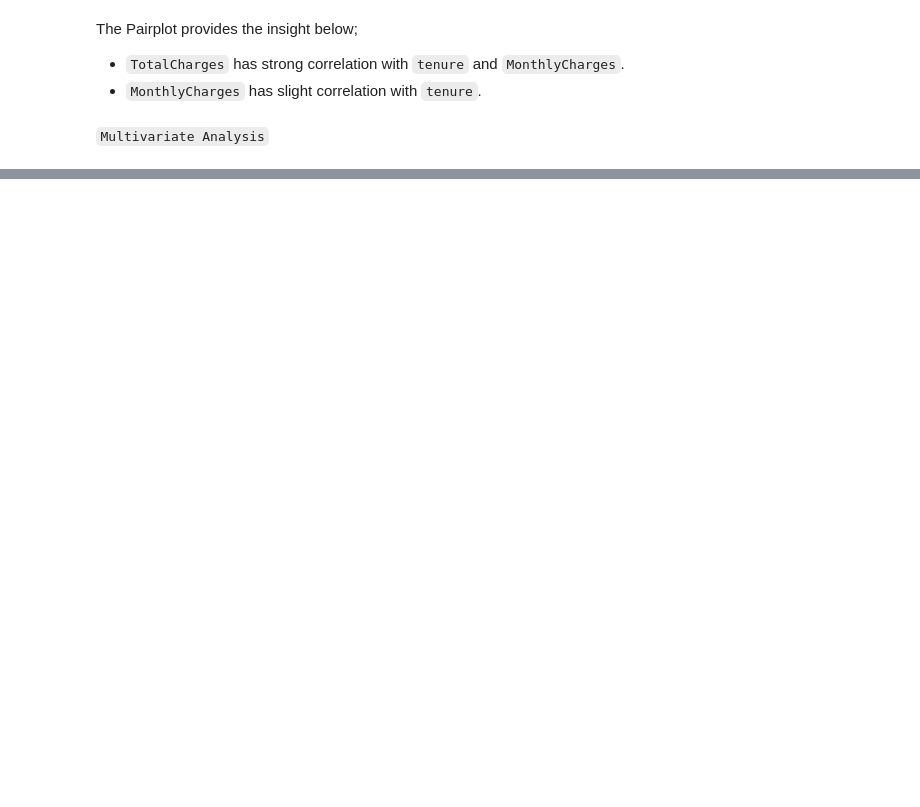
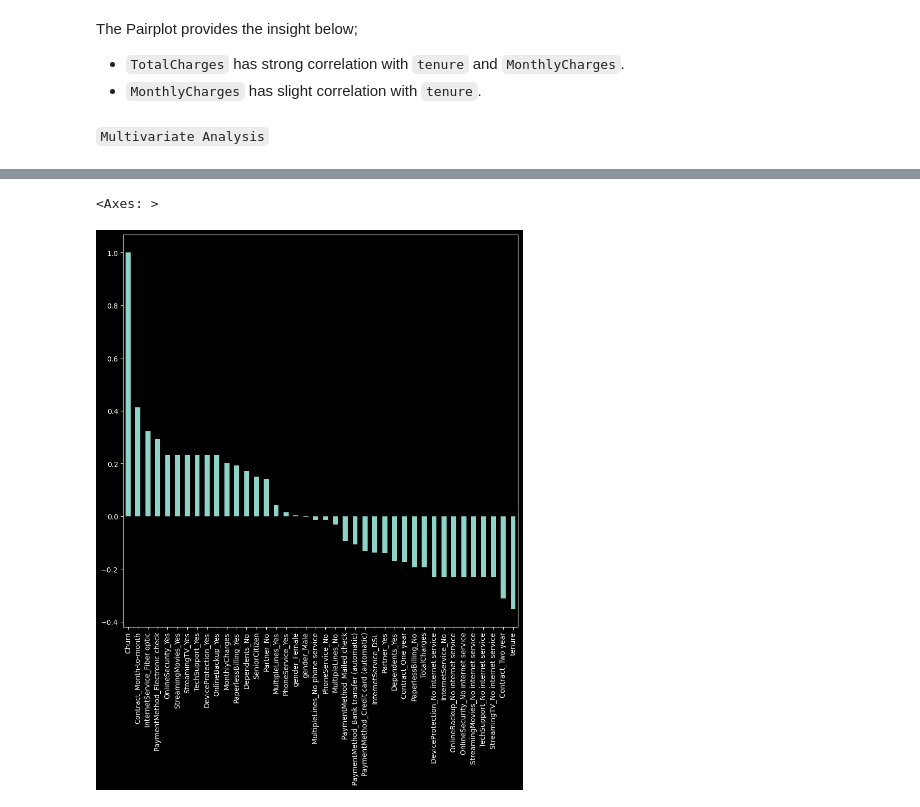
Before and after one commit to zubeetech/Customer-Churn-Prediction, a Jupyter notebook: Notebook/customer_churn.ipynb, the cells around one changed output, grey strips where cells are left out. Saved outputs shown, nothing was run; the diff lists cells and outputs as text; code cells hidden in the pictures; blank space fills up the shorter version.

```diff
--- a/Notebook/customer_churn.ipynb
+++ b/Notebook/customer_churn.ipynb
@@ -477,0 +485,8 @@ The Pairplot provides the insight below;
+# %%
+# Mapping Churn Values to numeric
+df['Churn'] = df['Churn'].map({'Yes': 1, 'No': 0})
+df.drop('customerID', axis=1, inplace=True)
+# %%
+#  Make dummy variables for all categorical
+dfd = pd.get_dummies(df)
+dfd.tail()
@@ -477,0 +500,7 @@ The Pairplot provides the insight below;
+# %%
+# Correlation plot
+plt.figure(figsize=(10, 10))
+dfd.corr()['Churn'].sort_values(ascending=False).plot(kind='bar')
+# %% [output]
+<Axes: >
+[figure, added]
```
Also changed, not shown: parts of 17 cells of this notebook.
